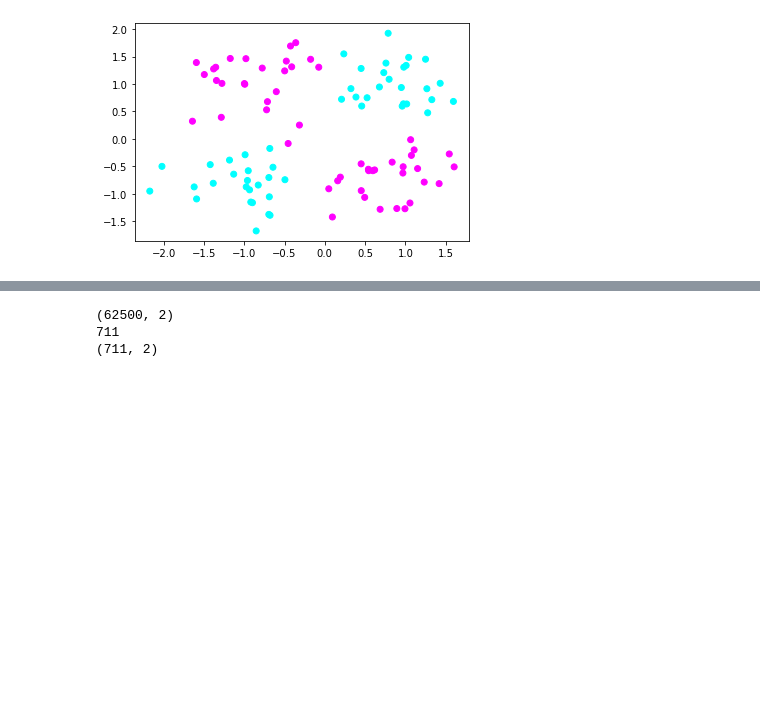
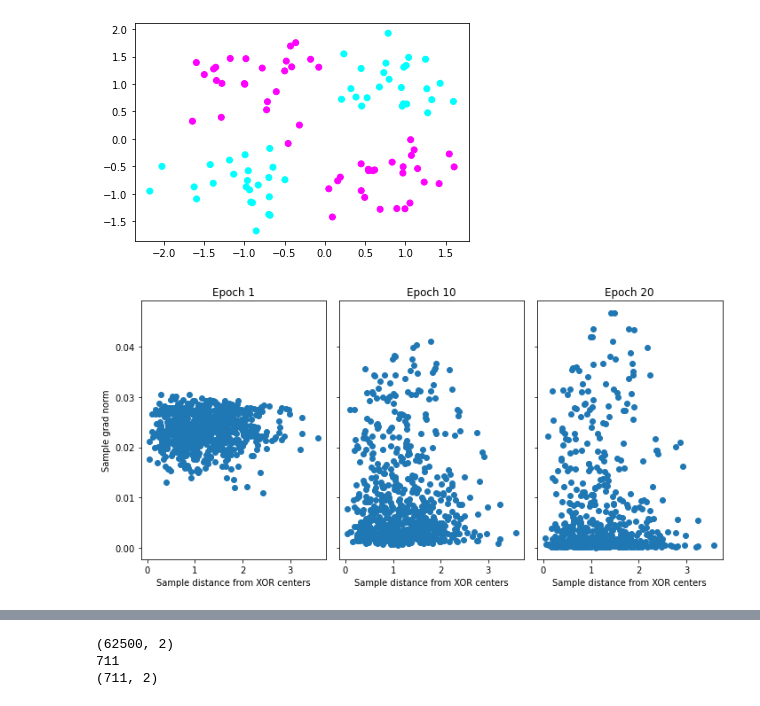
Before and after one commit to kaland313/vitmav45, a Jupyter notebook: 03/XOR-Numpy-backprop-gradnorm.ipynb, the cells around one changed output, grey strips where cells are left out. Drawn from its saved outputs; the diff is of its cells as text; code cells hidden in the pictures; blank space fills up the shorter version.

```diff
--- a/03/XOR-Numpy-backprop-gradnorm.ipynb
+++ b/03/XOR-Numpy-backprop-gradnorm.ipynb
@@ -214,6 +223,9 @@ def learn(network, X, Y, valid_split, test_split, epochs=20, lrate=0.1):
         randperm = np.random.permutation(len(X_train))
         X_train, Y_train = X_train[randperm], Y_train[randperm]
 
+        # Mintánként jegyezzük fel a gradientsek nagyságát (L2 norma), minden epoch-ban
+        sample_gradnorms = np.empty((X_train.shape[0], epochs), dtype=float)
+        sample_errors = np.empty((X_train.shape[0], epochs), dtype=float)
         # Tanítási fázis, epoch-szor megyünk át 1-1 véltelenszerűen kiválasztott mintán.
         for i in range(epochs):
             # Jelen megoldás azt a módszert használja, hogy a megadott
@@ -223,7 +235,10 @@ def learn(network, X, Y, valid_split, test_split, epochs=20, lrate=0.1):
             train_err = 0
             for k in range(X_train.shape[0]):
                 network.propagate_forward( X_train[k] )
-                train_err += network.propagate_backward( Y_train[k], lrate )
+                err, gradnorm = network.propagate_backward( Y_train[k], lrate )
+                train_err += err
+                sample_gradnorms[k, i] = gradnorm
+                sample_errors[k,i] = err
             train_err /= X_train.shape[0]
 
             # validációs fázis
@@ -248,6 +263,8 @@ def learn(network, X, Y, valid_split, test_split, epochs=20, lrate=0.1):
 
         fig1=plt.figure()
         plt.scatter(X_test[:,0], X_test[:,1], c=np.round(o_test[:]), cmap=plt.cm.cool)
+
+        return sample_gradnorms, sample_errors
 # %%
 # Mesterséges neurális hálózat létrehozása, 2 bemenettel, 10 rejtett neuronnal és 1 kimenettel
 network = MLP(2,10,1)
@@ -273,7 +290,7 @@ plt.scatter(X[:,0],X[:,1],c=Y[:], cmap=plt.cm.cool)
 # Tanítás/Tesztelés indítása
 network.reset()
 valid_split = 0.2; test_split = 0.1
-learn(network, X, Y, valid_split, test_split)
+per_sample_gradnorms, per_sample_errors = learn(network, X, Y, valid_split, test_split)
 # %% [output]
 0 epoch, train_err: 0.2461, valid_err: 0.2378
 1 epoch, train_err: 0.2297, valid_err: 0.2212
@@ -293,3 +310,38 @@ learn(network, X, Y, valid_split, test_split)
 98 [-0.99364269  0.99498732] 0.97  (elvart eredmeny: 1.00)
 99 [0.44984778 1.28285523] 0.13  (elvart eredmeny: 0.00)
 [figure]
+# %%
+def distance_from_xor_centers(X):
+    d = np.zeros((X.shape[0]), dtype=float)
+    for i in range(X.shape[0]):
+        # For each datapoint find closest XOR center, that is labeled the same
+        if Y[i] == 0 and X[i, 1] >= -X[i, 0]:
+            d[i] = np.linalg.norm(X[i, :] - [2, 2])  # top_right_blob
+        elif Y[i] == 0 and X[i, 1] < -X[i, 0]:
+            d[i] = np.linalg.norm(X[i, :] - [-2, -2])  # bottom_left_blob
+        elif Y[i] == 1 and X[i, 1] >= X[i, 0]:
+            d[i] = np.linalg.norm(X[i, :] - [-2, 2])  # top_left_blob
+        elif Y[i] == 1 and X[i, 1] < X[i, 0]:
+            d[i] = np.linalg.norm(X[i, :] - [2, -2])  # bottom_right_blob
+        else:
+            assert True
+    return d
+# %%
+# Gradnorm plot
+X_train = X[0:int(nb_samples * (1 - valid_split - test_split))]
+sample_d = distance_from_xor_centers(X_train)
+fig, axs = plt.subplots(1, 3, sharex=True, sharey=True,figsize=(10,5))
+axs[0].scatter(sample_d, per_sample_gradnorms[:, 0])
+axs[0].set_title("Epoch 1")
+axs[0].set_xlabel("Sample distance from XOR centers")
+axs[0].set_ylabel("Sample grad norm")
+axs[1].scatter(sample_d, per_sample_gradnorms[:, 9])
+axs[1].set_title("Epoch 10")
+axs[1].set_xlabel("Sample distance from XOR centers")
+axs[2].scatter(sample_d, per_sample_gradnorms[:, 19])
+axs[2].set_title("Epoch 20")
+axs[2].set_xlabel("Sample distance from XOR centers")
+plt.tight_layout()
+plt.show()
+# %% [output]
+[figure, added]
```
Also changed, not shown: parts of 3 cells of this notebook, 1 other file.
